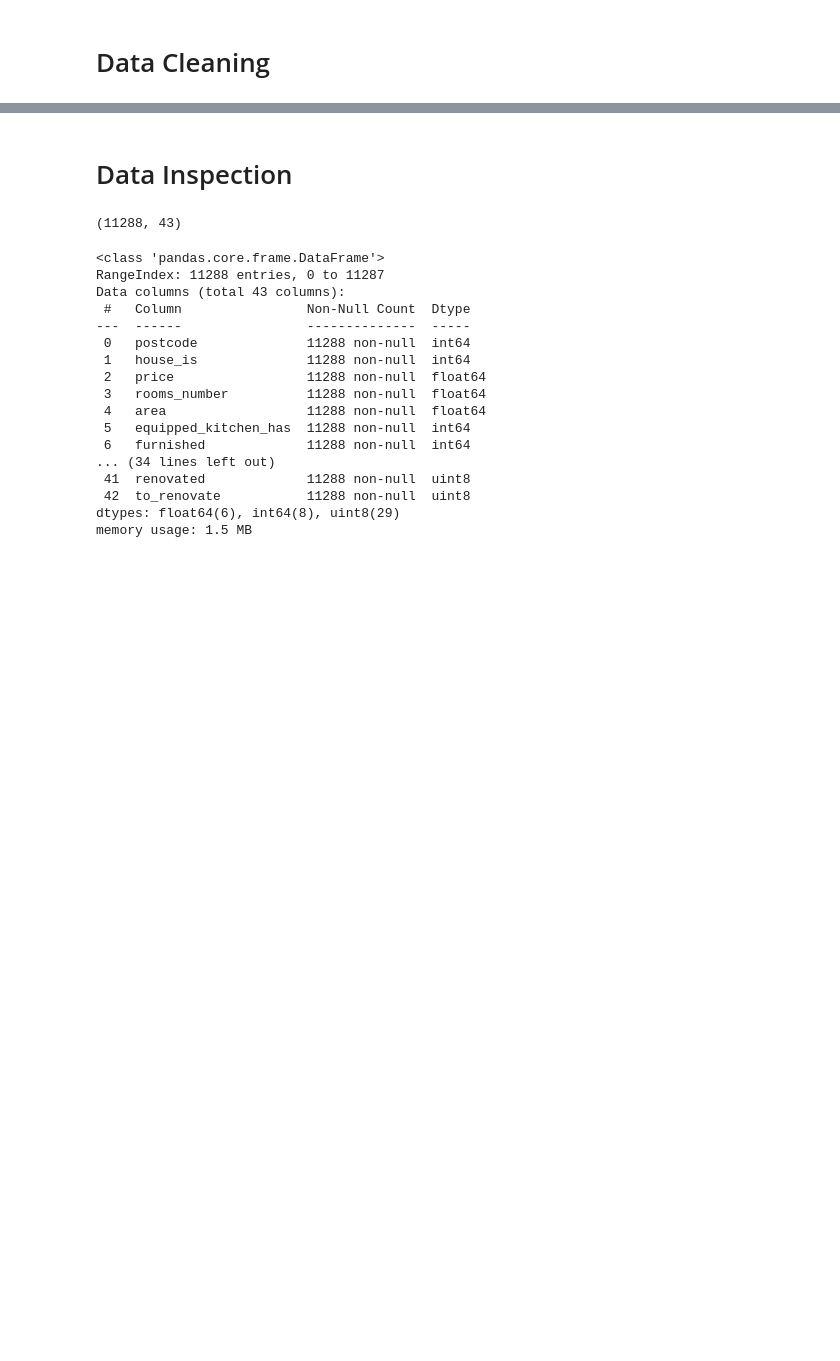
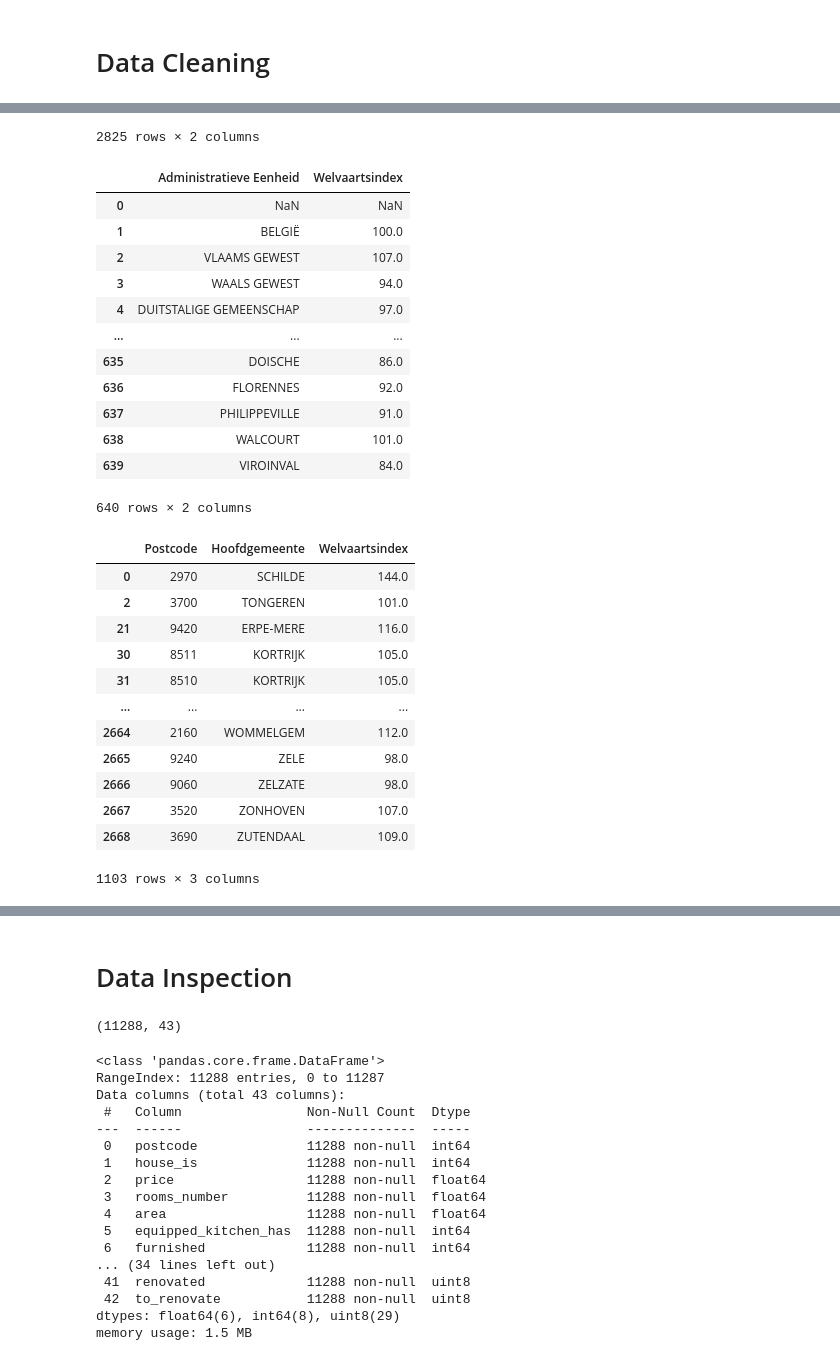
Before and after one commit to wiiki09/real_estate_regression, a Jupyter notebook: src/Data_Analysis.ipynb, the cells around one changed output, grey strips where cells are left out. Drawn from its saved outputs; the diff is of its cells as text; code cells hidden in the pictures; blank space fills up the shorter version.

```diff
--- a/Data_Analysis.ipynb
+++ b/src/Data_Analysis.ipynb
@@ -56,0 +101,46 @@ df.drop_duplicates()
+# %%
+# load zip code table and do necessary translations of towns from french to dutch
+zips = pd.read_csv('./zip_prosperity_assets/zipcodes_alpha_nl.csv')
+zips['Hoofdgemeente'] = zips['Hoofdgemeente'].replace({
+    'TOURNAI': 'DOORNIK',
+    'NAMUR': 'NAMEN',
+    'MONS': 'BERGEN',
+    'ATH': 'AAT',
+    'HANNUT': 'HANNUIT',
+    'LIÈGE': 'LUIK',
+    'JODOIGNE': 'GELDENAKEN',
+    'BEVEREN-WAAS': 'BEVEREN (SINT-NIKLAAS)',
+    'AALST': 'AALST (AALST)',
+    'LESSINES': 'LESSEN',
+    'GENAPPE': 'GENEPIËN',
+    'SILLY': 'OPZULLIK',
+    'WAREMME': 'BORGWORM',
+    'SOIGNIES': 'ZINNIK',
+    'BLÉGNY': 'BLEGNY',
+    "BRAINE-L'ALLEUD": 'EIGENBRAKEL',
+    'HUY': 'HOEI',
+    'VORST': 'VORST (BRUSSEL-HOOFDSTAD)',
+    'ARLON': 'AARLEN',
+    'NIVELLES': 'NIJVEL',
+    'WAVRE': 'WAVER',
+    'HALLE': 'HALLE (HALLE-VILVOORDE)',
+    'BASTOGNE': 'BASTENAKEN',
+    'SAINT-NICOLAS': 'SAINT-NICOLAS (LUIK)',
+    'GREZ-DOICEAU': 'GRAVEN',
+    'SINT-JOOST-TEN-NOODE': 'SINT-JOOST-TEN-NODE',
+    "BRAINE-LE-COMTE": "'S GRAVENBRAKEL"
+})
+
+# load prosperity index table
+prosp = pd.read_csv('./zip_prosperity_assets/town_prosperity.csv')
+prosp['Administratieve Eenheid'] = prosp['Administratieve Eenheid'].str.upper()
+display(zips[['Postcode', 'Hoofdgemeente']])
+display(prosp)
+
+# create prosperity lookup table
+prosperity = pd.merge(zips, prosp, left_on = 'Hoofdgemeente',
+                      right_on = 'Administratieve Eenheid')
+prosperity = prosperity.drop_duplicates('Postcode')
+prosperity = prosperity[['Postcode', 'Hoofdgemeente', 'Welvaartsindex']]
+prosperity
+# %% [output]
@@ -56,0 +159,27 @@ df.drop_duplicates()
+2825 rows × 2 columns
+|  | Administratieve Eenheid | Welvaartsindex |
+| 0 | NaN | NaN |
+| 1 | BELGIË | 100.0 |
+| 2 | VLAAMS GEWEST | 107.0 |
+| 3 | WAALS GEWEST | 94.0 |
+| 4 | DUITSTALIGE GEMEENSCHAP | 97.0 |
+| ... | ... | ... |
+| 635 | DOISCHE | 86.0 |
+| 636 | FLORENNES | 92.0 |
+| 637 | PHILIPPEVILLE | 91.0 |
+| 638 | WALCOURT | 101.0 |
+| 639 | VIROINVAL | 84.0 |
+640 rows × 2 columns
+|  | Postcode | Hoofdgemeente | Welvaartsindex |
+| 0 | 2970 | SCHILDE | 144.0 |
+| 2 | 3700 | TONGEREN | 101.0 |
+| 21 | 9420 | ERPE-MERE | 116.0 |
+| 30 | 8511 | KORTRIJK | 105.0 |
+| 31 | 8510 | KORTRIJK | 105.0 |
+| ... | ... | ... | ... |
+| 2664 | 2160 | WOMMELGEM | 112.0 |
+| 2665 | 9240 | ZELE | 98.0 |
+| 2666 | 9060 | ZELZATE | 98.0 |
+| 2667 | 3520 | ZONHOVEN | 107.0 |
+| 2668 | 3690 | ZUTENDAAL | 109.0 |
+1103 rows × 3 columns
```
Also changed, not shown: parts of 15 cells of this notebook, 5 other files.
